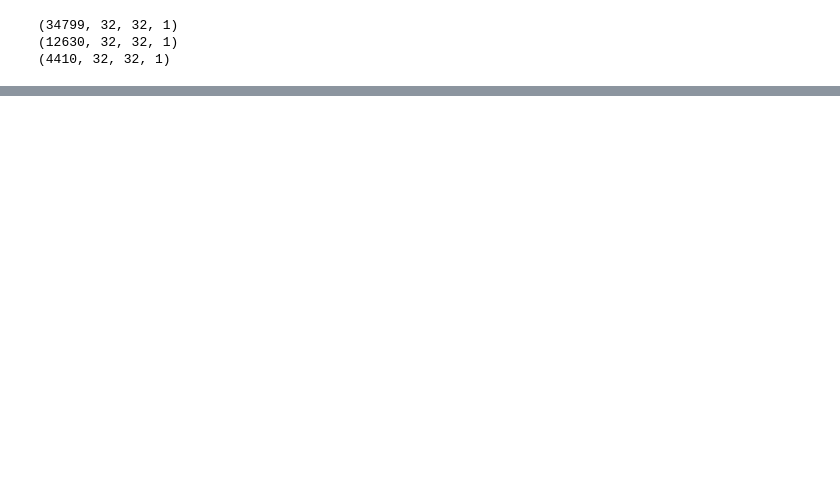
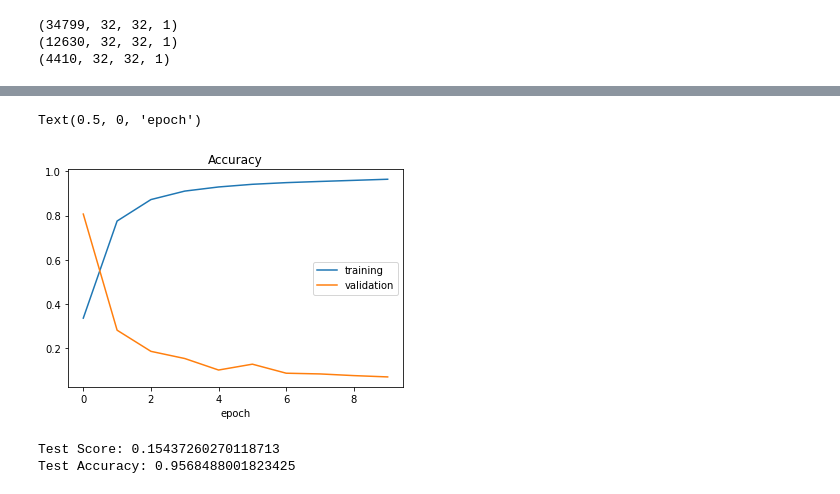
Before and after one commit to bbastola899/Autonomous-Driving-, a Jupyter notebook: Traffic_Signs.ipynb, the cells around one changed output, grey strips where cells are left out. Saved outputs shown, nothing was run; the diff lists cells and outputs as text; code cells hidden in the pictures; blank space fills up the shorter version.

```diff
--- a/Traffic_Signs.ipynb
+++ b/Traffic_Signs.ipynb
@@ -195,0 +249,16 @@ TypeError: ignored
+# %%
+plt.plot(history.history['accuracy'])
+plt.plot(history.history['val_loss'])
+plt.legend(['training', 'validation'])
+plt.title('Accuracy')
+plt.xlabel('epoch')
+# %% [output]
+Text(0.5, 0, 'epoch')
+[figure, added]
+# %%
+score = model.evaluate(X_test, y_test, verbose = 0)
+print('Test Score:', score[0])
+print('Test Accuracy:', score[1])
+# %% [output]
+Test Score: 0.15437260270118713
+Test Accuracy: 0.9568488001823425
```
Also changed, not shown: parts of 7 cells of this notebook.
